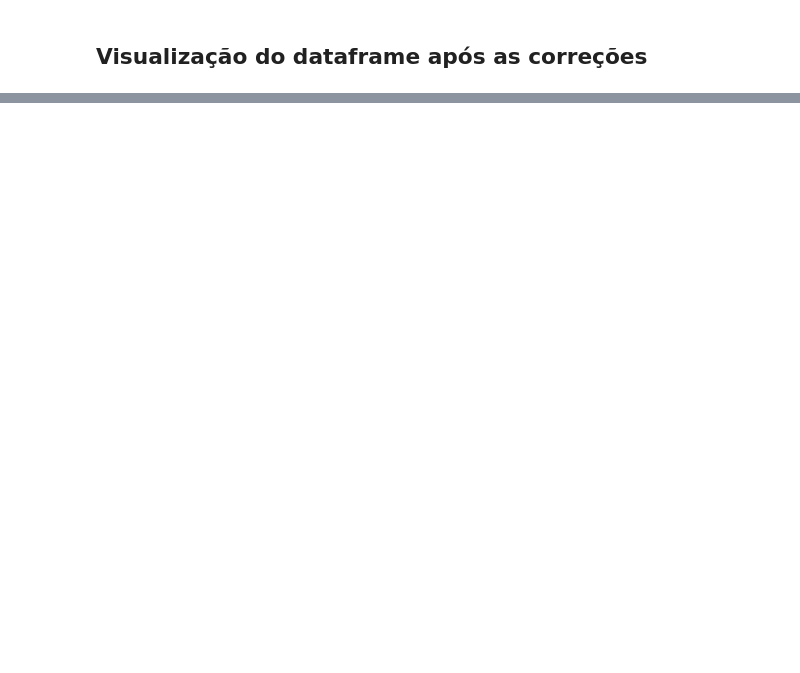
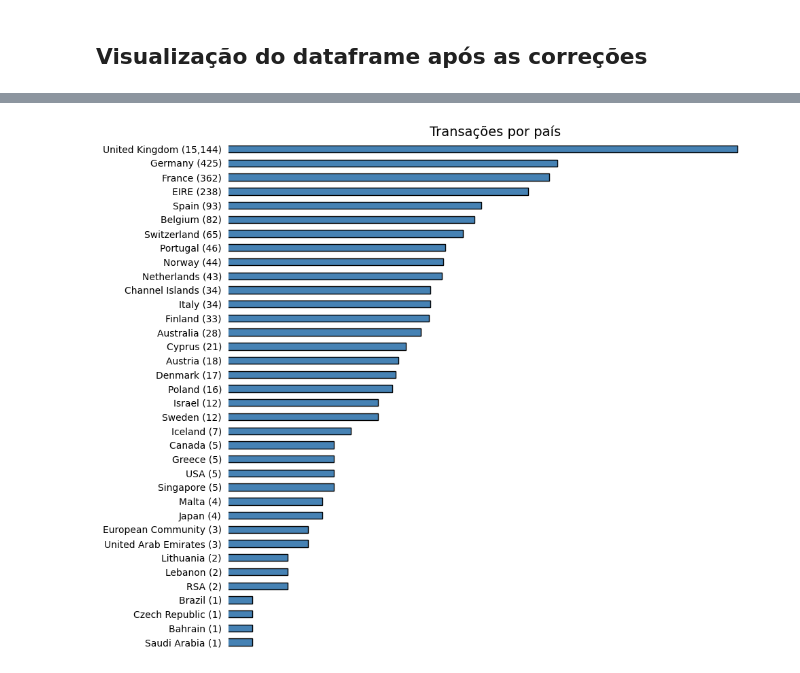
Before and after one commit to JeffeGN/UniGift, a Jupyter notebook: UniGift.ipynb, the cells around one changed output, grey strips where cells are left out. Saved outputs shown, nothing was run; the diff lists cells and outputs as text; code cells hidden in the pictures; blank space fills up the shorter version.

```diff
--- a/UniGift.ipynb
+++ b/UniGift.ipynb
@@ -592,0 +619,5 @@ df
+# %%
+transacoes = calc_transacoes(df)
+plot_barh(transacoes, decimais=False, col_valor="Unique", col_categoria="Country", titulo = "Transações por país")
+# %% [output]
+[figure, added]
```
Also changed, not shown: parts of 57 cells of this notebook, 8 other files.
